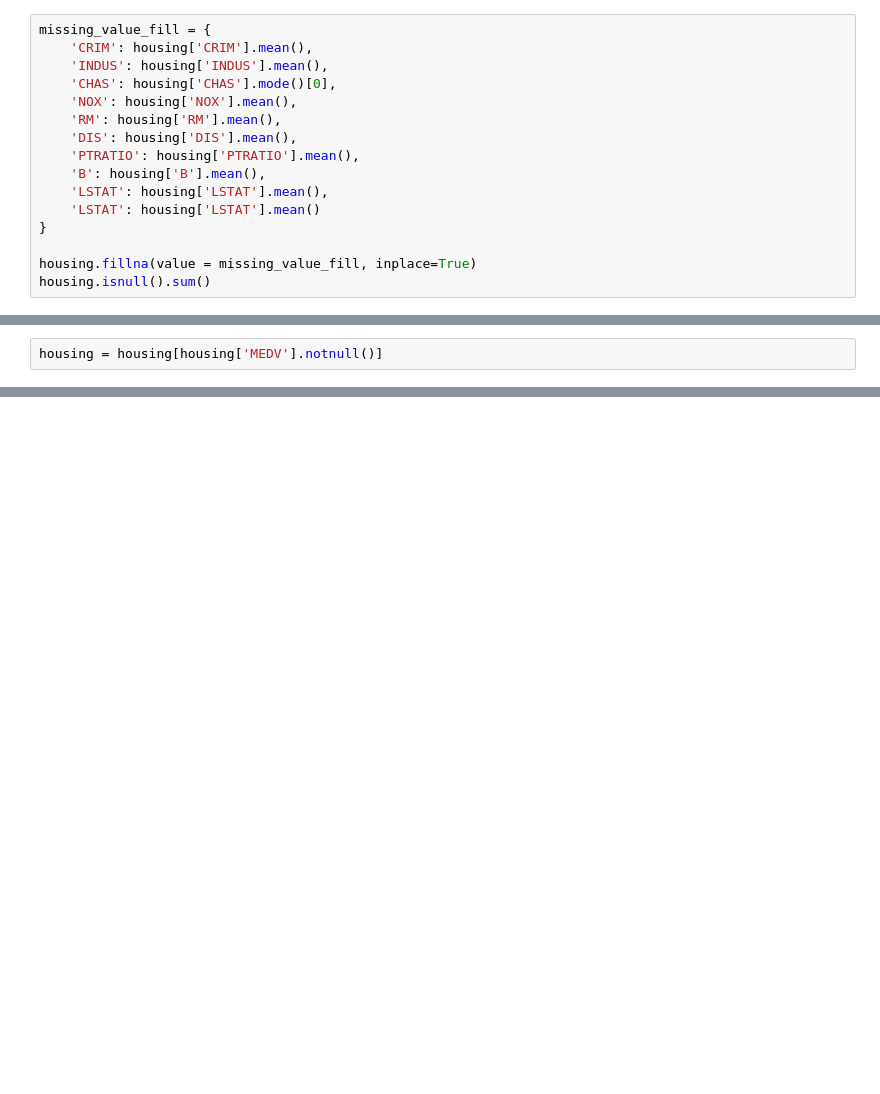
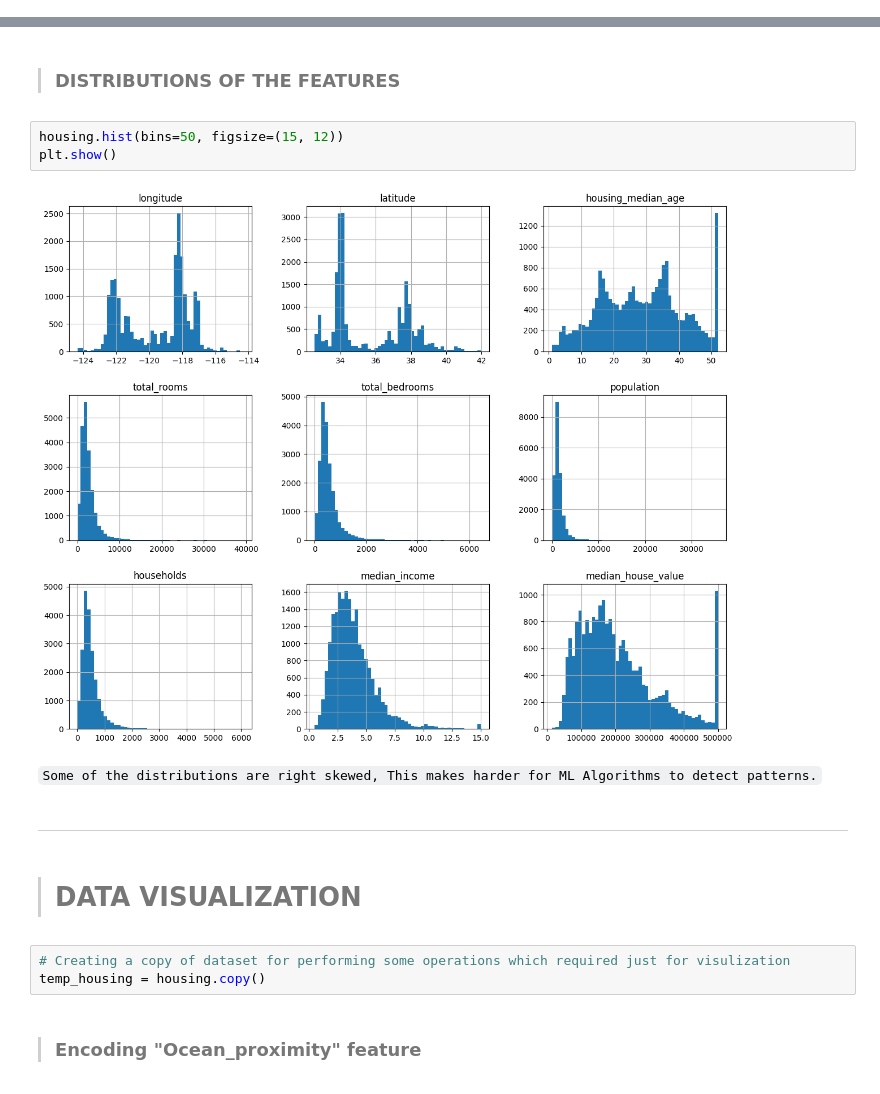
Before and after one commit to Shriram-Vibhute/House_Price_Prediction, a Jupyter notebook: project.ipynb, the cells around one changed output, grey strips where cells are left out. Drawn from its saved outputs; the diff is of its cells as text; blank space fills up the shorter version.

```diff
--- a/project.ipynb
+++ b/project.ipynb
@@ -82,16 +71,0 @@ memory usage: 55.5 KB
-# %%
-missing_value_fill = {
-    'CRIM': housing['CRIM'].mean(),
-    'INDUS': housing['INDUS'].mean(),
-    'CHAS': housing['CHAS'].mode()[0],
-    'NOX': housing['NOX'].mean(),
-    'RM': housing['RM'].mean(),
-    'DIS': housing['DIS'].mean(),
-    'PTRATIO': housing['PTRATIO'].mean(),
-    'B': housing['B'].mean(),
-    'LSTAT': housing['LSTAT'].mean(),
-    'LSTAT': housing['LSTAT'].mean()
-}
-
-housing.fillna(value = missing_value_fill, inplace=True)
-housing.isnull().sum()
@@ -114,2 +71,0 @@ dtype: int64
-# %%
-housing = housing[housing['MEDV'].notnull()]
@@ -153,0 +86,18 @@ print(95/6, 376/26)
+# %% [markdown]
+> ### DISTRIBUTIONS OF THE FEATURES
+# %%
+housing.hist(bins=50, figsize=(15, 12))
+plt.show()
+# %% [output]
+[figure, added]
+# %% [markdown]
+`Some of the distributions are right skewed, This makes harder for ML Algorithms to detect patterns.`
+# %% [markdown]
+<hr>
+# %% [markdown]
+> # **DATA VISUALIZATION**
+# %%
+# Creating a copy of dataset for performing some operations which required just for visulization
+temp_housing = housing.copy()
+# %% [markdown]
+> ### Encoding "Ocean_proximity" feature
```
Also changed, not shown: parts of 50 cells of this notebook.
